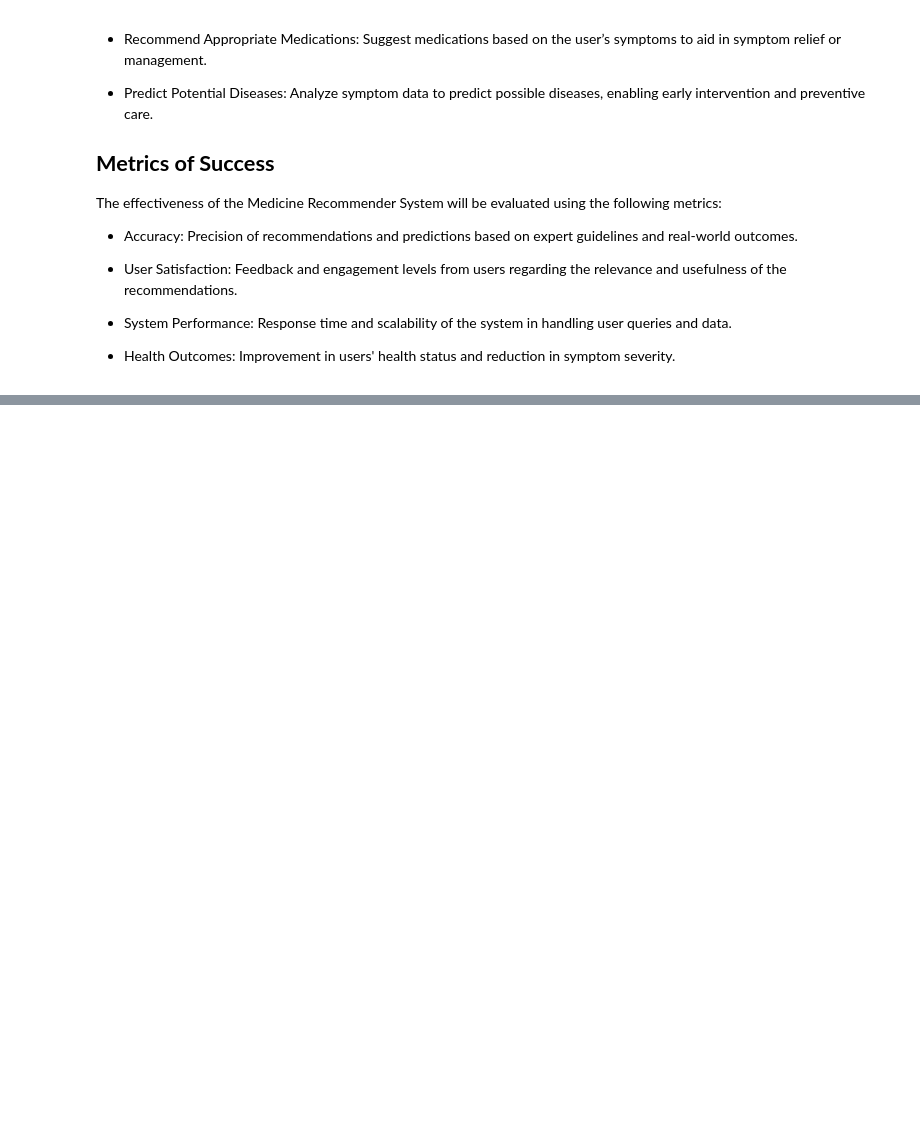
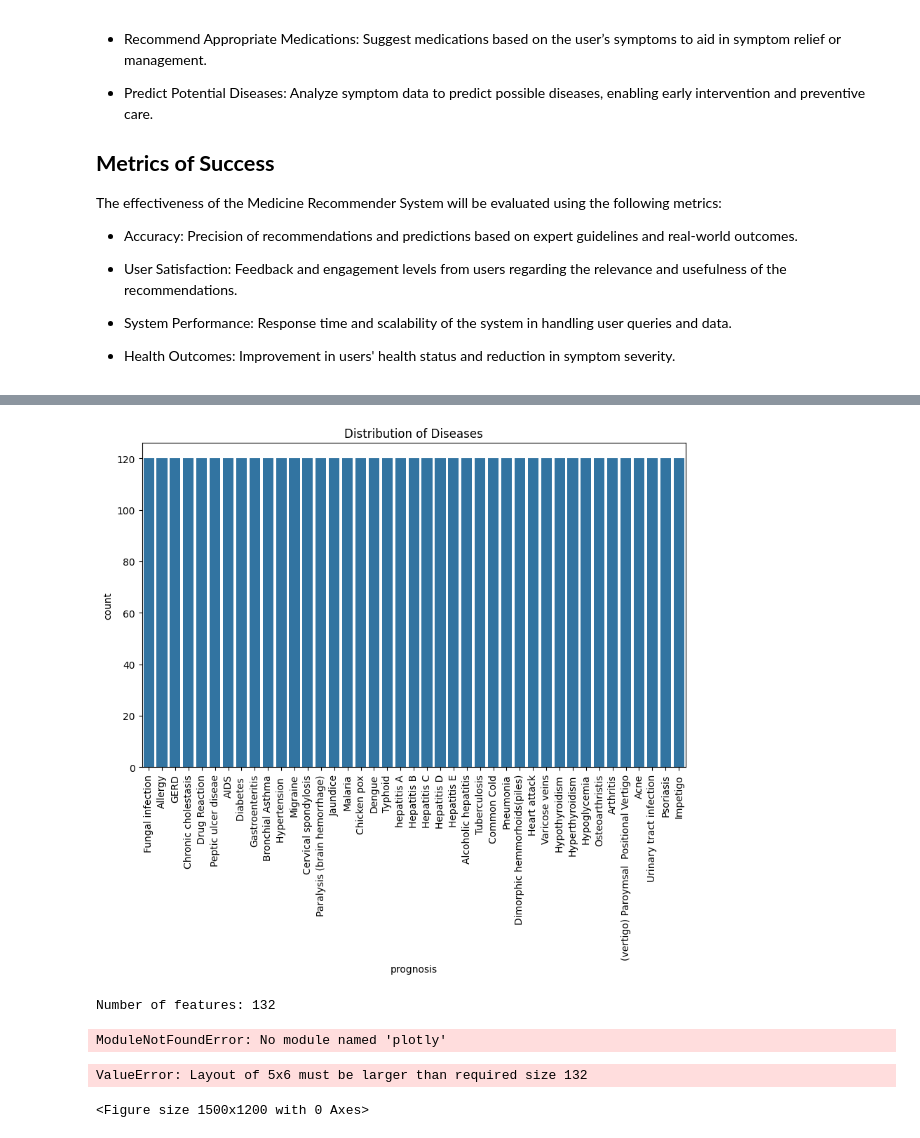
Before and after one commit to Cynthiachelangat/medicineRecommeder, a Jupyter notebook: system.ipynb, the cells around one changed output, grey strips where cells are left out. Saved outputs shown, nothing was run; the diff lists cells and outputs as text; code cells hidden in the pictures; blank space fills up the shorter version.

Commit message:
Data Understanding

```diff
--- a/system.ipynb
+++ b/system.ipynb
@@ -41,3 +41,6 @@ import pandas as pd
 import numpy as np
 import seaborn as sns
 import matplotlib.pyplot as plt
+# %%
+data = pd.read_csv("data/Training.csv")
+data.head()
@@ -43,0 +119,37 @@ import matplotlib.pyplot as plt
+# %%
+# Plot the distribution of the target variable
+plt.figure(figsize=(10, 6))
+sns.countplot(data=data, x='prognosis')
+plt.xticks(rotation=90)  # Rotate labels for better readability
+plt.title('Distribution of Diseases')
+plt.show()
+# %% [output]
+[figure, added]
+# %%
+# Count the number of features (excluding the target variable)
+num_features = len(features)
+print(f"Number of features: {num_features}")
+# %% [output]
+Number of features: 132
+# %%
+import plotly.express as px
+
+# Function to create interactive histograms using Plotly
+def plot_interactive_histograms(data, features):
+    for feature in features:
+        fig = px.histogram(data, x=feature, nbins=30, title=f'Distribution of {feature}')
+        fig.show()
+
+# Plot interactive histograms for selected features
+plot_interactive_histograms(data, features[:10])  # Adjust as needed
+# %% [output]
+ModuleNotFoundError: No module named 'plotly'
+# %%
+# Plot histograms for each feature
+features = data.columns[:-1]  # Exclude the target variable
+data[features].hist(figsize=(15, 12), bins=30, layout=(5, 6))
+plt.suptitle('Distribution of Features')
+plt.show()
+# %% [output]
+ValueError: Layout of 5x6 must be larger than required size 132
+<Figure size 1500x1200 with 0 Axes>
```
Also changed, not shown: parts of 6 cells of this notebook.
